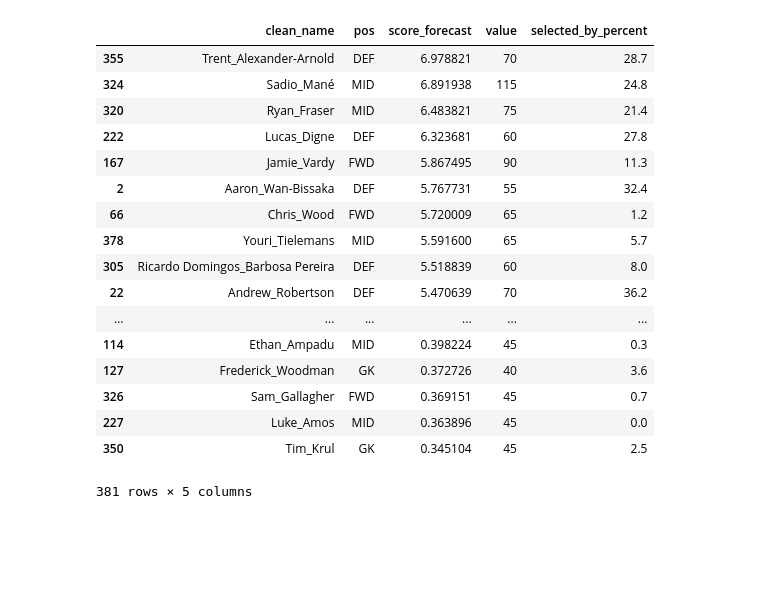
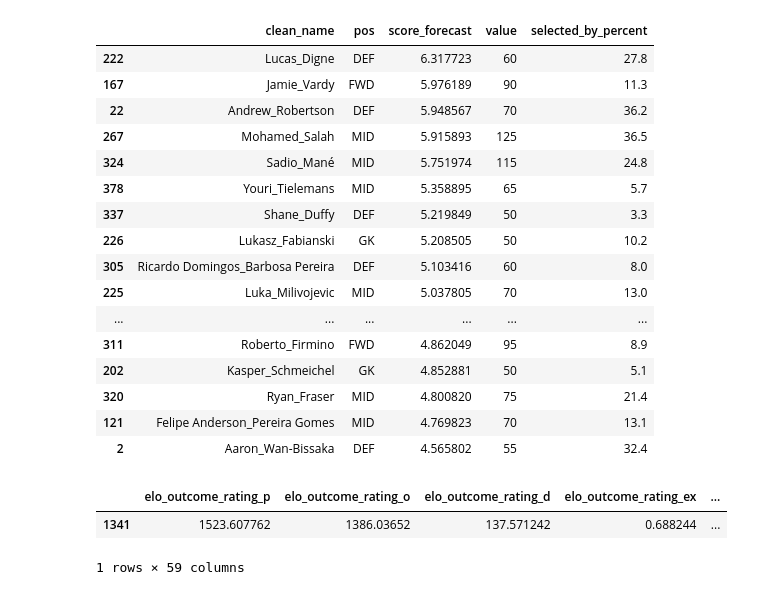
Before and after one commit to stevieg3/fpl-analysis, a Jupyter notebook: notebooks/exploration/1.5 Add details_to_players.ipynb, the cells around one changed output. Drawn from its saved outputs; the diff is of its cells as text; code cells hidden in the pictures; blank space fills up the shorter version.

```diff
--- a/notebooks/exploration/1.5 Add details_to_players.ipynb
+++ b/notebooks/exploration/1.5 Add details_to_players.ipynb
@@ -14,8 +23,8 @@ players_latest = pd.read_pickle('../../data/raw/cleaned_players_latest.pkl')
 # %%
 gameweek_df = pd.read_pickle('../../data/gameweek_with_ma.pkl')
 # %%
-model_cv = pickle.load(open('../../lightgbm_all_data.pkl', 'rb'))
-MODEL_VALS = pickle.load(open('../../lightgbm_model_cols.pkl','rb'))
+model_cv = pickle.load(open('../../models/lightgbm_all_data.pkl', 'rb'))
+MODEL_VALS = pickle.load(open('../../models/lightgbm_model_cols.pkl','rb'))
 # %%
 first_10.columns
 # %% [output]
@@ -39,6 +48,7 @@ forecast_df = first_10.merge(combined_df,on='team')
 forecast_df['value'] = forecast_df.now_cost
 # %%
 forecast_df['transfers_in'] = (forecast_df.transfers_in.mean() / forecast_df.selected_by_percent.mean() ) * forecast_df.selected_by_percent
+forecast_df['transfers_out'] = 0
 forecast_df['transfers_balance'] = forecast_df.transfers_in - forecast_df.transfers_out
 # %%
 forecast_df['score_forecast'] = model_cv.predict(forecast_df[MODEL_VALS])
@@ -47,23 +57,22 @@ selection_df = forecast_df.groupby(['clean_name','pos'])[['score_forecast','valu
 # %%
 selection_df.to_pickle('../../data/processed/live_selections.pkl')
 # %%
-selection_df
+selection_df.head(20)
 # %% [output]
 |  | clean_name | pos | score_forecast | value | selected_by_percent |
-| 355 | Trent_Alexander-Arnold | DEF | 6.978821 | 70 | 28.7 |
-| 324 | Sadio_Mané | MID | 6.891938 | 115 | 24.8 |
-| 320 | Ryan_Fraser | MID | 6.483821 | 75 | 21.4 |
-| 222 | Lucas_Digne | DEF | 6.323681 | 60 | 27.8 |
-| 167 | Jamie_Vardy | FWD | 5.867495 | 90 | 11.3 |
-| 2 | Aaron_Wan-Bissaka | DEF | 5.767731 | 55 | 32.4 |
-| 66 | Chris_Wood | FWD | 5.720009 | 65 | 1.2 |
-| 378 | Youri_Tielemans | MID | 5.591600 | 65 | 5.7 |
-| 305 | Ricardo Domingos_Barbosa Pereira | DEF | 5.518839 | 60 | 8.0 |
-| 22 | Andrew_Robertson | DEF | 5.470639 | 70 | 36.2 |
+| 222 | Lucas_Digne | DEF | 6.317723 | 60 | 27.8 |
+| 167 | Jamie_Vardy | FWD | 5.976189 | 90 | 11.3 |
+| 22 | Andrew_Robertson | DEF | 5.948567 | 70 | 36.2 |
+| 267 | Mohamed_Salah | MID | 5.915893 | 125 | 36.5 |
+| 324 | Sadio_Mané | MID | 5.751974 | 115 | 24.8 |
+| 378 | Youri_Tielemans | MID | 5.358895 | 65 | 5.7 |
+| 337 | Shane_Duffy | DEF | 5.219849 | 50 | 3.3 |
+| 226 | Lukasz_Fabianski | GK | 5.208505 | 50 | 10.2 |
+| 305 | Ricardo Domingos_Barbosa Pereira | DEF | 5.103416 | 60 | 8.0 |
+| 225 | Luka_Milivojevic | MID | 5.037805 | 70 | 13.0 |
 | ... | ... | ... | ... | ... | ... |
-| 114 | Ethan_Ampadu | MID | 0.398224 | 45 | 0.3 |
-| 127 | Frederick_Woodman | GK | 0.372726 | 40 | 3.6 |
-| 326 | Sam_Gallagher | FWD | 0.369151 | 45 | 0.7 |
-| 227 | Luke_Amos | MID | 0.363896 | 45 | 0.0 |
-| 350 | Tim_Krul | GK | 0.345104 | 45 | 2.5 |
+| 311 | Roberto_Firmino | FWD | 4.862049 | 95 | 8.9 |
+| 202 | Kasper_Schmeichel | GK | 4.852881 | 50 | 5.1 |
+| 320 | Ryan_Fraser | MID | 4.800820 | 75 | 21.4 |
+| 121 | Felipe Anderson_Pereira Gomes | MID | 4.769823 | 70 | 13.1 |
+| 2 | Aaron_Wan-Bissaka | DEF | 4.565802 | 55 | 32.4 |
-381 rows × 5 columns
@@ -69,0 +88,6 @@ selection_df
+# %%
+forecast_df.loc[forecast_df.clean_name=='Raheem_Sterling',MODEL_VALS].iloc[[0],:]
+# %% [output]
+|  | elo_outcome_rating_p | elo_outcome_rating_o | elo_outcome_rating_d | elo_outcome_rating_ex | ... |
+| 1341 | 1523.607762 | 1386.03652 | 137.571242 | 0.688244 | ... |
+1 rows × 59 columns
```
Also changed, not shown: parts of 6 cells of this notebook, 2 other files.
